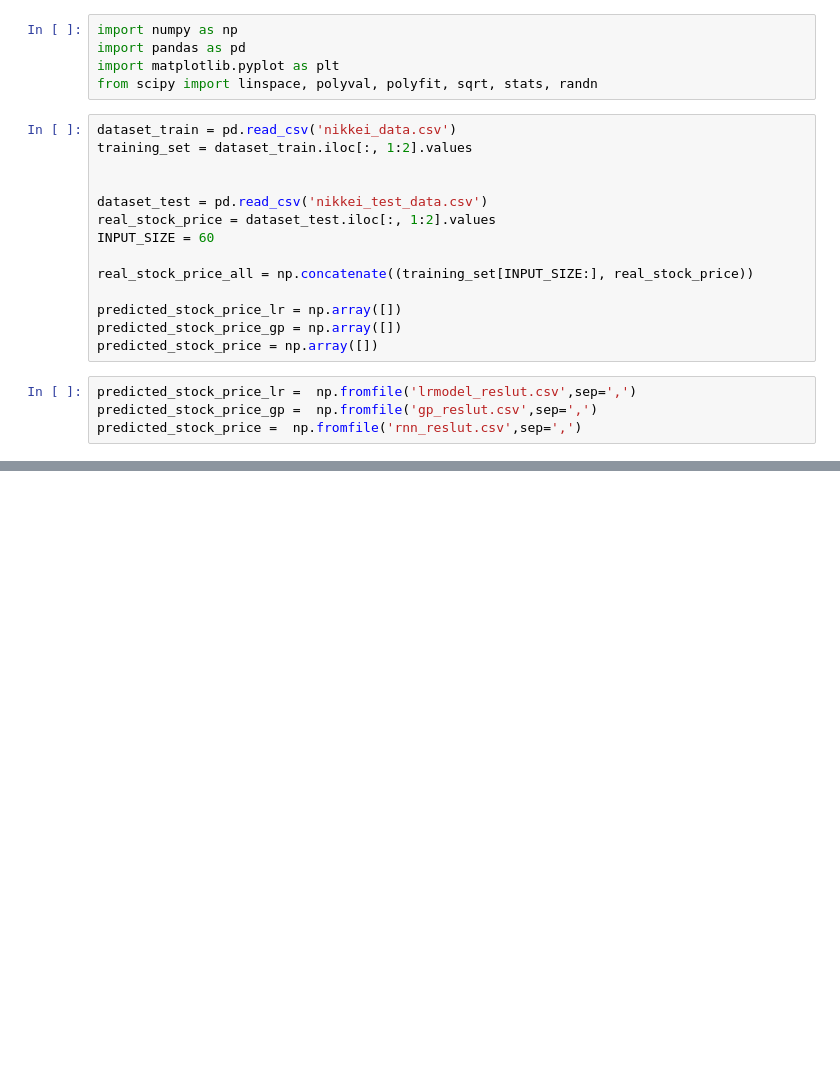
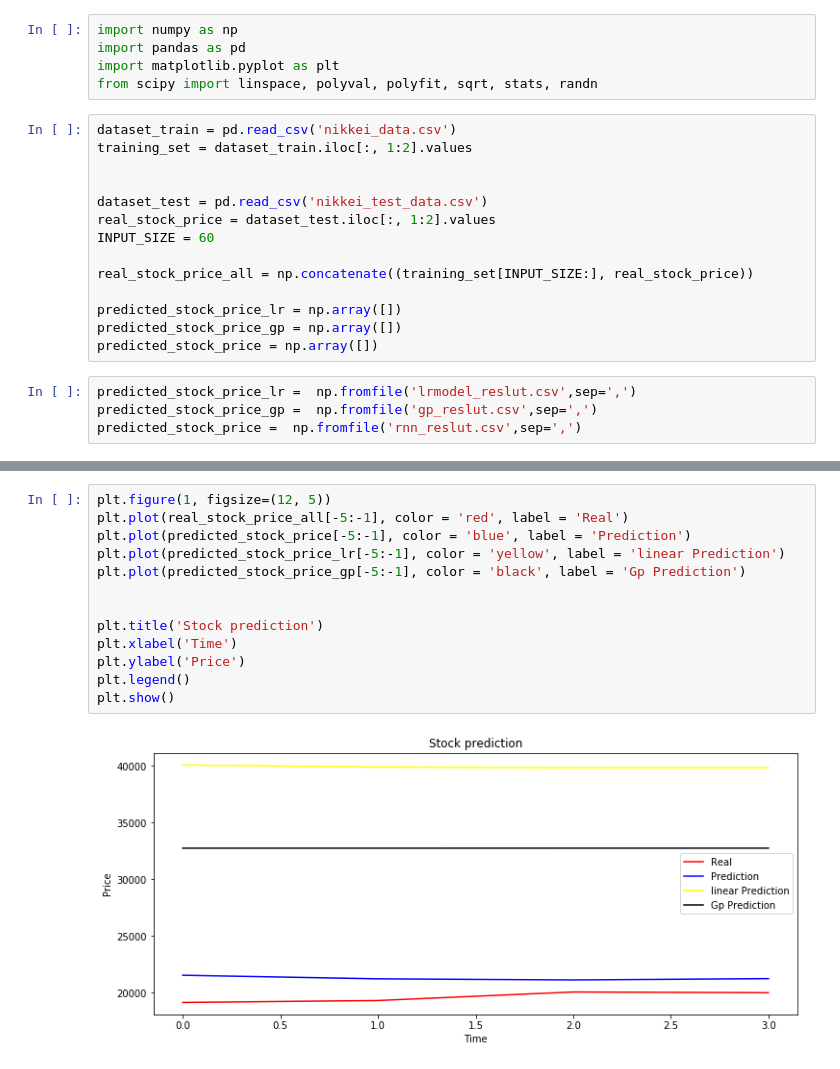
Before and after one commit to yumaj/Project_PREDICTION, a Jupyter notebook: pred.ipynb, the cells around one changed output, grey strips where cells are left out. Saved outputs shown, nothing was run; the diff lists cells and outputs as text; blank space fills up the shorter version.

```diff
--- a/pred.ipynb
+++ b/pred.ipynb
@@ -68,0 +92,15 @@ parameter [ 0.02105453 -0.03551379 -0.00254773  0.01000668  0.00964705  0.020225
+# %%
+plt.figure(1, figsize=(12, 5))
+plt.plot(real_stock_price_all[-5:-1], color = 'red', label = 'Real')
+plt.plot(predicted_stock_price[-5:-1], color = 'blue', label = 'Prediction')
+plt.plot(predicted_stock_price_lr[-5:-1], color = 'yellow', label = 'linear Prediction')
+plt.plot(predicted_stock_price_gp[-5:-1], color = 'black', label = 'Gp Prediction')
+
+
+plt.title('Stock prediction')
+plt.xlabel('Time')
+plt.ylabel('Price')
+plt.legend()
+plt.show()
+# %% [output]
+[figure, added]
```
Also changed, not shown: parts of 4 cells of this notebook, 6 other files.
